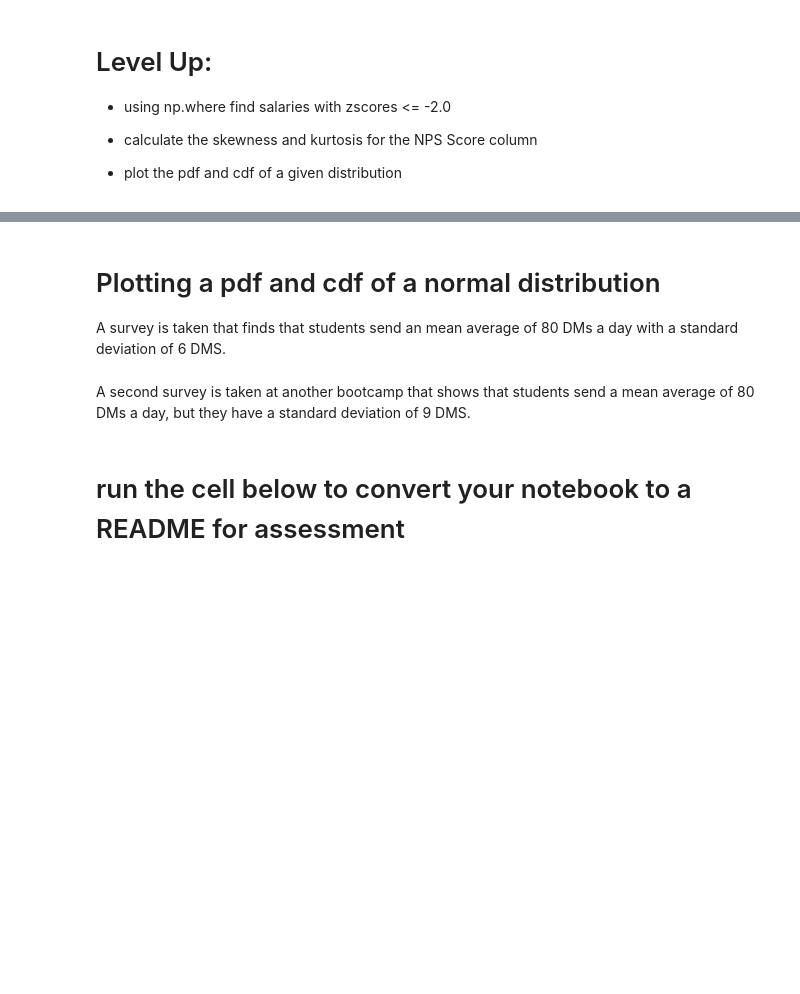
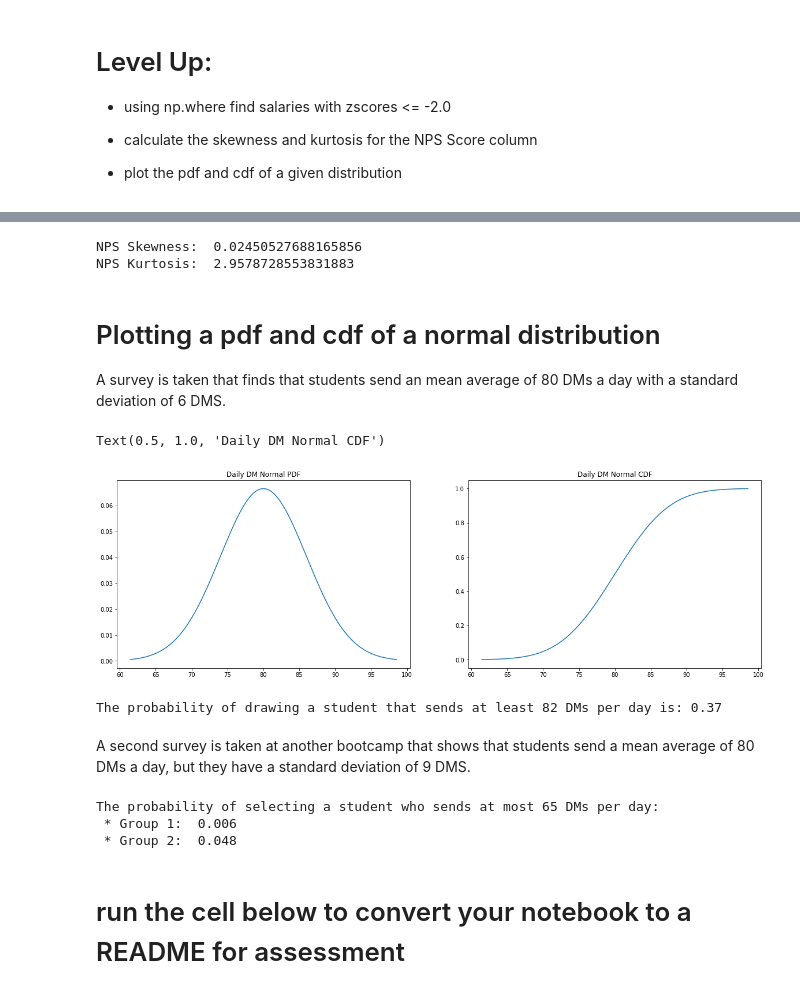
Before and after one commit to sethchart/topic11-topic13-assessment, a Jupyter notebook: assessment.ipynb, the cells around one changed output, grey strips where cells are left out. Cells and saved outputs as stored; diff of their text form; code cells hidden in the pictures; blank space fills up the shorter version.

Commit message:
Completed Level Up and created assessment.md

```diff
--- a/assessment.ipynb
+++ b/assessment.ipynb
@@ -181,3 +193,12 @@ Text(0, 0.5, '$P(E \\leq N)$')
+# %%
+# calculate skewness and kurtosis of NPS Score column
+import scipy.stats as stats
+NPS = df['NPS Score']
+print('NPS Skewness: ', stats.skew(NPS))
+print('NPS Kurtosis: ', stats.kurtosis(NPS, fisher=False))
+# %% [output]
+NPS Skewness:  0.02450527688165856
+NPS Kurtosis:  2.9578728553831883
 # %% [markdown]
 # Plotting a pdf and cdf of a normal distribution
 A survey is taken that finds that students send an mean average of 80 DMs a day with a standard deviation of 6 DMS.
@@ -186,10 +205,43 @@ A survey is taken that finds that students send an mean average of 80 DMs a day
+# %%
+import numpy as np
+# plot the pdf and cdf of this normal distribution. level up if you can do it in subplots
+fig, (ax1, ax2) = plt.subplots(1,2)
+fig.set_figheight(6)
+fig.set_figwidth(20)
+NormalDist = stats.norm(80,6)
+x_min = NormalDist.ppf(0.001)
+x_max = NormalDist.ppf(0.999)
+x = np.linspace(x_min,x_max,1000)
+pdf = NormalDist.pdf(x)
+cdf = NormalDist.cdf(x)
+ax1.plot(x, pdf)
+ax1.set_title('Daily DM Normal PDF')
+ax2.plot(x, cdf)
+ax2.set_title('Daily DM Normal CDF')
+# %% [output]
+Text(0.5, 1.0, 'Daily DM Normal CDF')
+[figure, added]
 # %%
 # what is the probability of drawing a student that sends at least 82 DMs a day?
+P = 1 - NormalDist.cdf(82)
+print('The probability of drawing a student that sends at least 82 DMs per day is:', round(P, 2))
+# %% [output]
+The probability of drawing a student that sends at least 82 DMs per day is: 0.37
 # %% [markdown]
 A second survey is taken at another bootcamp that shows that students send a mean average of
 80 DMs a day, but they have a standard deviation of 9 DMS.
 # %%
 # What is the difference in the probability of finding a student that sends, at most, 65 DMs a day?
+NormalDist2 = stats.norm(80, 9)
+P1 = NormalDist.cdf(65)
+P2 = NormalDist2.cdf(65)
+print('The probability of selecting a student who sends at most 65 DMs per day:')
+print(' * Group 1: ', round(P1, 3))
+print(' * Group 2: ', round(P2, 3))
+# %% [output]
+The probability of selecting a student who sends at most 65 DMs per day:
+ * Group 1:  0.006
+ * Group 2:  0.048
 # %% [markdown]
 # run the cell below to convert your notebook to a README for assessment
 # %%
```
Also changed, not shown: parts of 4 cells of this notebook, 7 other files.
